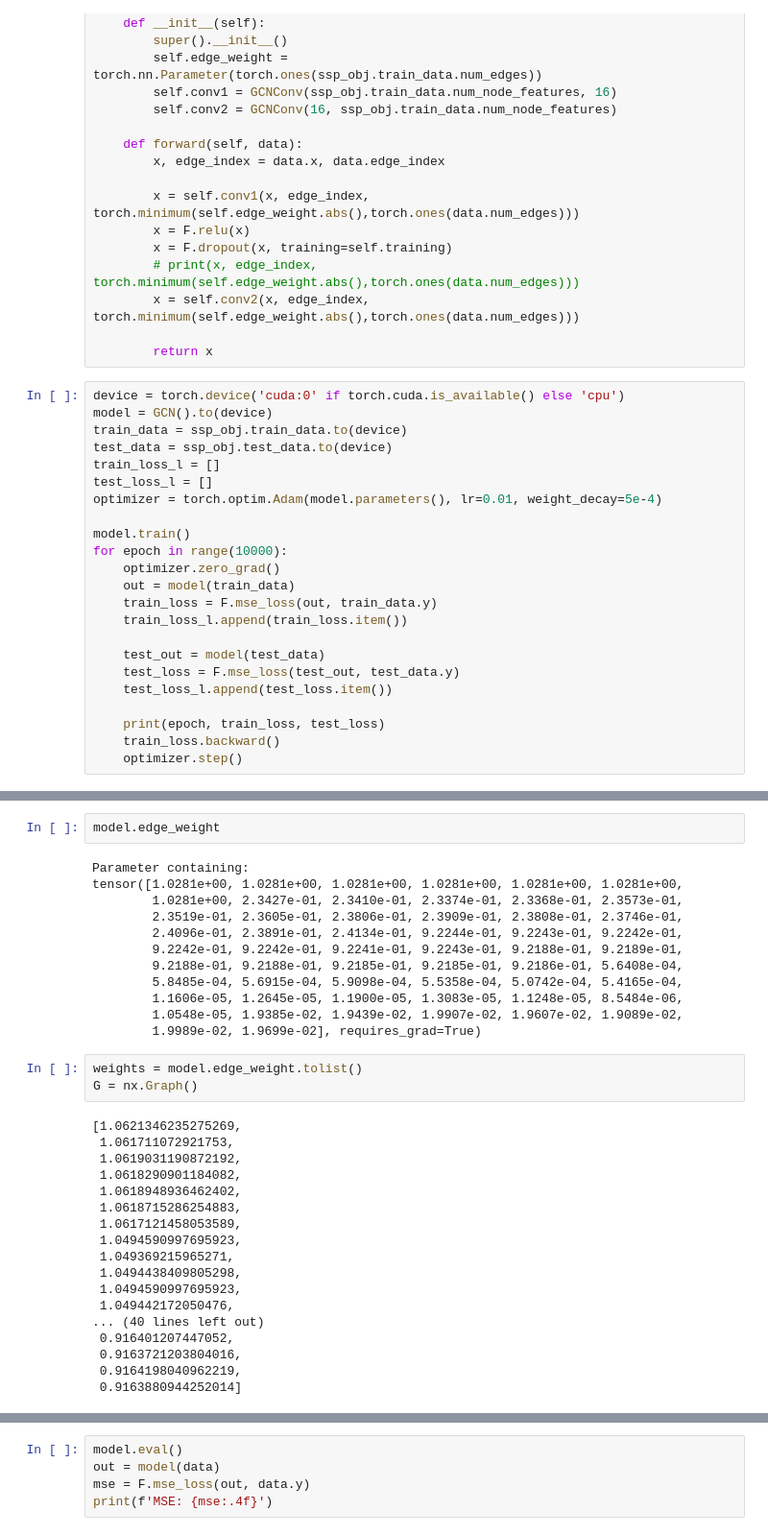
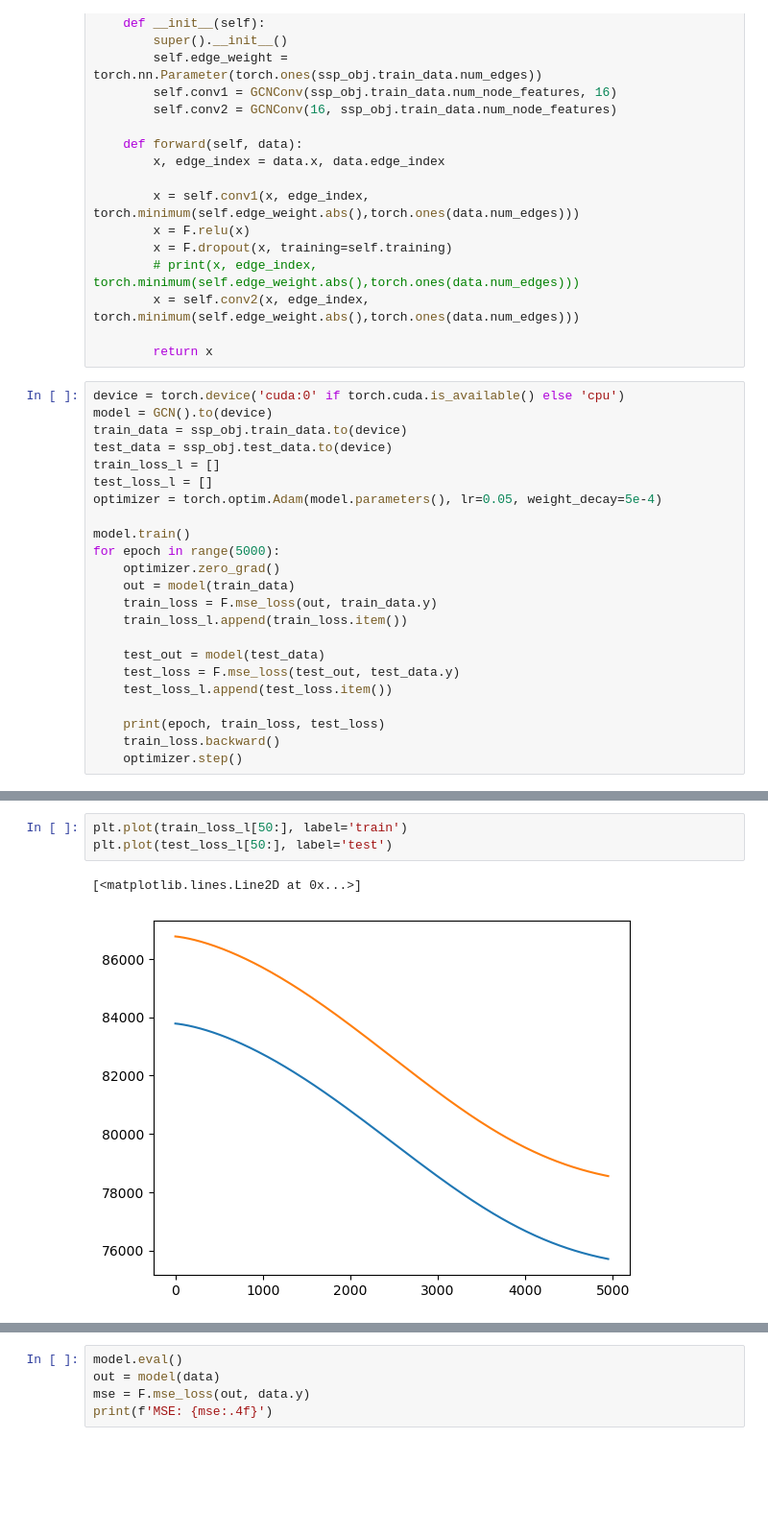
Before and after one commit to opticwiznub/Honours-Thesis, a Jupyter notebook: code/data_generator.ipynb, the cells around one changed output, grey strips where cells are left out. Shown at 96% size. Cells and saved outputs as stored; diff of their text form; blank space fills up the shorter version.

```diff
--- a/code/data_generator.ipynb
+++ b/code/data_generator.ipynb
@@ -169,10 +169,10 @@ train_data = ssp_obj.train_data.to(device)
 test_data = ssp_obj.test_data.to(device)
 train_loss_l = []
 test_loss_l = []
-optimizer = torch.optim.Adam(model.parameters(), lr=0.01, weight_decay=5e-4)
+optimizer = torch.optim.Adam(model.parameters(), lr=0.05, weight_decay=5e-4)
 
 model.train()
-for epoch in range(10000):
+for epoch in range(5000):
     optimizer.zero_grad()
     out = model(train_data)
     train_loss = F.mse_loss(out, train_data.y)
@@ -212,35 +206,6 @@ plt.plot(train_loss_l[5:])
-# %%
-model.edge_weight
-# %% [output]
-Parameter containing:
-tensor([1.0281e+00, 1.0281e+00, 1.0281e+00, 1.0281e+00, 1.0281e+00, 1.0281e+00,
-        1.0281e+00, 2.3427e-01, 2.3410e-01, 2.3374e-01, 2.3368e-01, 2.3573e-01,
-        2.3519e-01, 2.3605e-01, 2.3806e-01, 2.3909e-01, 2.3808e-01, 2.3746e-01,
-        2.4096e-01, 2.3891e-01, 2.4134e-01, 9.2244e-01, 9.2243e-01, 9.2242e-01,
-        9.2242e-01, 9.2242e-01, 9.2241e-01, 9.2243e-01, 9.2188e-01, 9.2189e-01,
-        9.2188e-01, 9.2188e-01, 9.2185e-01, 9.2185e-01, 9.2186e-01, 5.6408e-04,
-        5.8485e-04, 5.6915e-04, 5.9098e-04, 5.5358e-04, 5.0742e-04, 5.4165e-04,
-        1.1606e-05, 1.2645e-05, 1.1900e-05, 1.3083e-05, 1.1248e-05, 8.5484e-06,
-        1.0548e-05, 1.9385e-02, 1.9439e-02, 1.9907e-02, 1.9607e-02, 1.9089e-02,
-        1.9989e-02, 1.9699e-02], requires_grad=True)
-# %%
-weights = model.edge_weight.tolist()
-G = nx.Graph()
-# %% [output]
-[1.0621346235275269,
- 1.061711072921753,
- 1.0619031190872192,
- 1.0618290901184082,
- 1.0618948936462402,
- 1.0618715286254883,
- 1.0617121458053589,
- 1.0494590997695923,
- 1.049369215965271,
- 1.0494438409805298,
- 1.0494590997695923,
- 1.049442172050476,
-... (40 lines left out)
- 0.916401207447052,
- 0.9163721203804016,
- 0.9164198040962219,
- 0.9163880944252014]
+# %%
+plt.plot(train_loss_l[50:], label='train')
+plt.plot(test_loss_l[50:], label='test')
+# %% [output]
+[<matplotlib.lines.Line2D at 0x...>]
+[figure, added]
```
Also changed, not shown: parts of 10 cells of this notebook, 19 other files.
